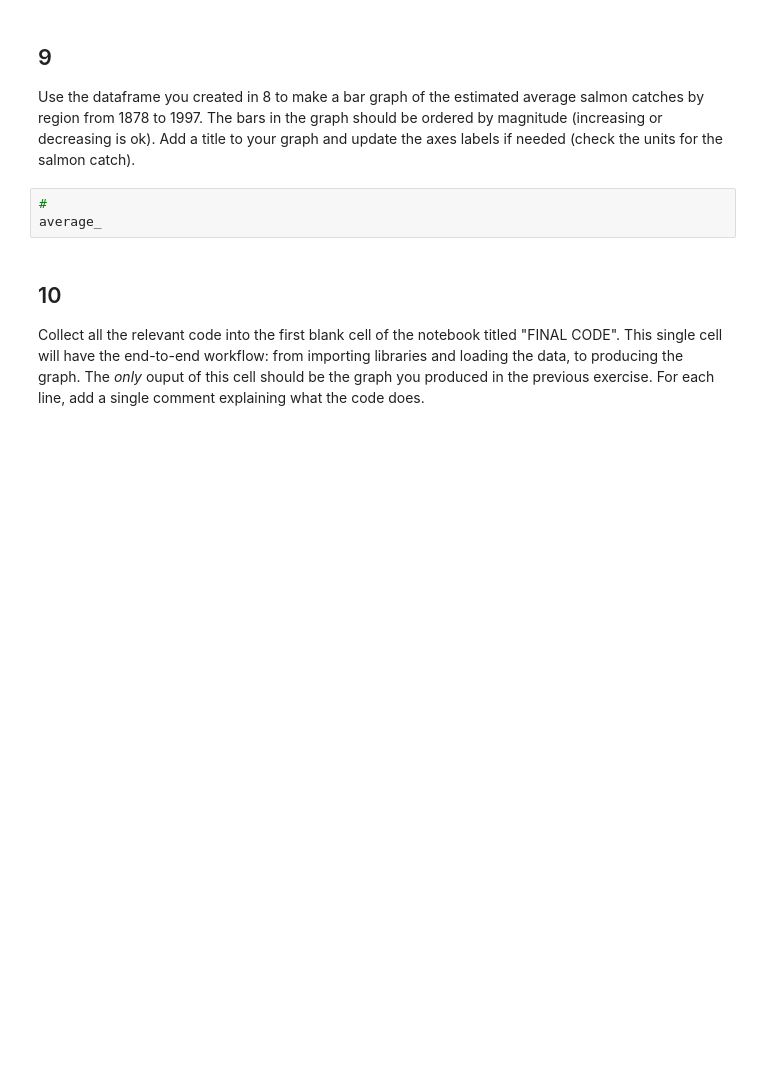
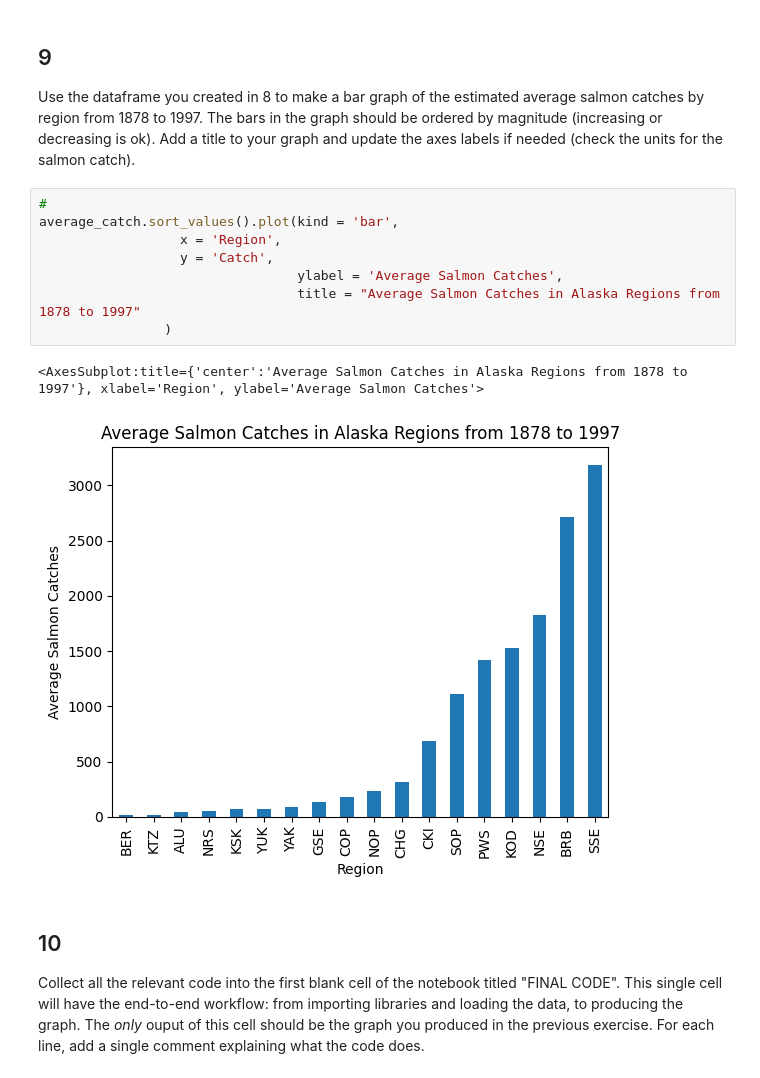
Before and after one commit to hazelvaq/eds220-hwk-2, a Jupyter notebook: hwk2-task3-salmon.ipynb, the cells around one changed output. Saved outputs shown, nothing was run; the diff lists cells and outputs as text; blank space fills up the shorter version.

Commit message:
generated graph q10

```diff
--- a/hwk2-task3-salmon.ipynb
+++ b/hwk2-task3-salmon.ipynb
@@ -182,9 +187,17 @@ Name: Catch, dtype: float64
 ## 9
 
 Use the dataframe you created in 8 to make a bar graph of the estimated average salmon catches by region from 1878 to 1997. The bars in the graph should be ordered by magnitude (increasing or decreasing is ok). Add a title  to your graph and update the axes labels if needed (check the units for the salmon catch).
-# %%
-#
-average_
+# %%
+#
+average_catch.sort_values().plot(kind = 'bar',
+                  x = 'Region',
+                  y = 'Catch',
+                                 ylabel = 'Average Salmon Catches',
+                                 title = "Average Salmon Catches in Alaska Regions from 1878 to 1997"
+                )
+# %% [output]
+<AxesSubplot:title={'center':'Average Salmon Catches in Alaska Regions from 1878 to 1997'}, xlabel='Region', ylabel='Average Salmon Catches'>
+[figure, added]
 # %% [markdown]
 ## 10
 
```
Also changed, not shown: parts of 1 cell of this notebook.
